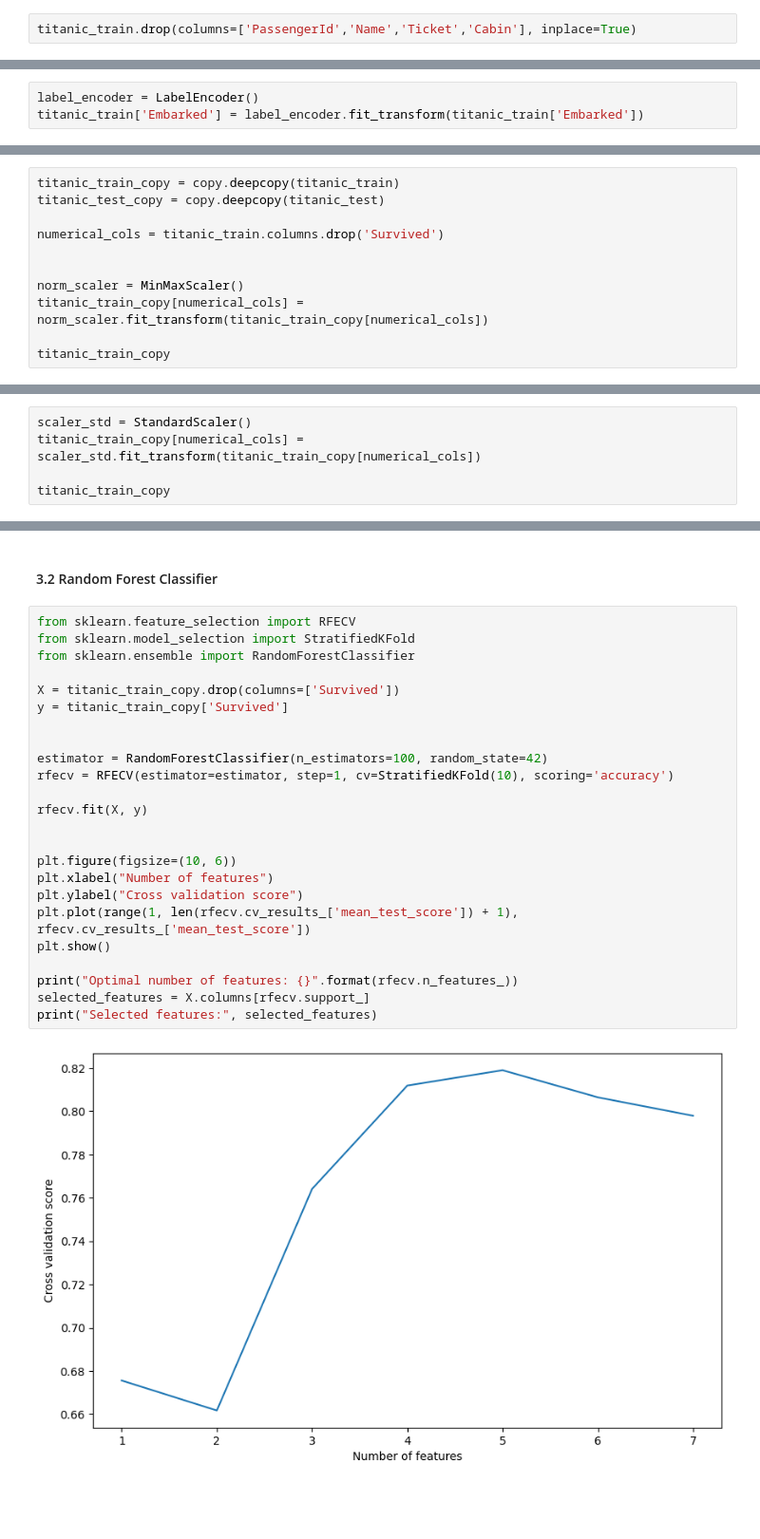
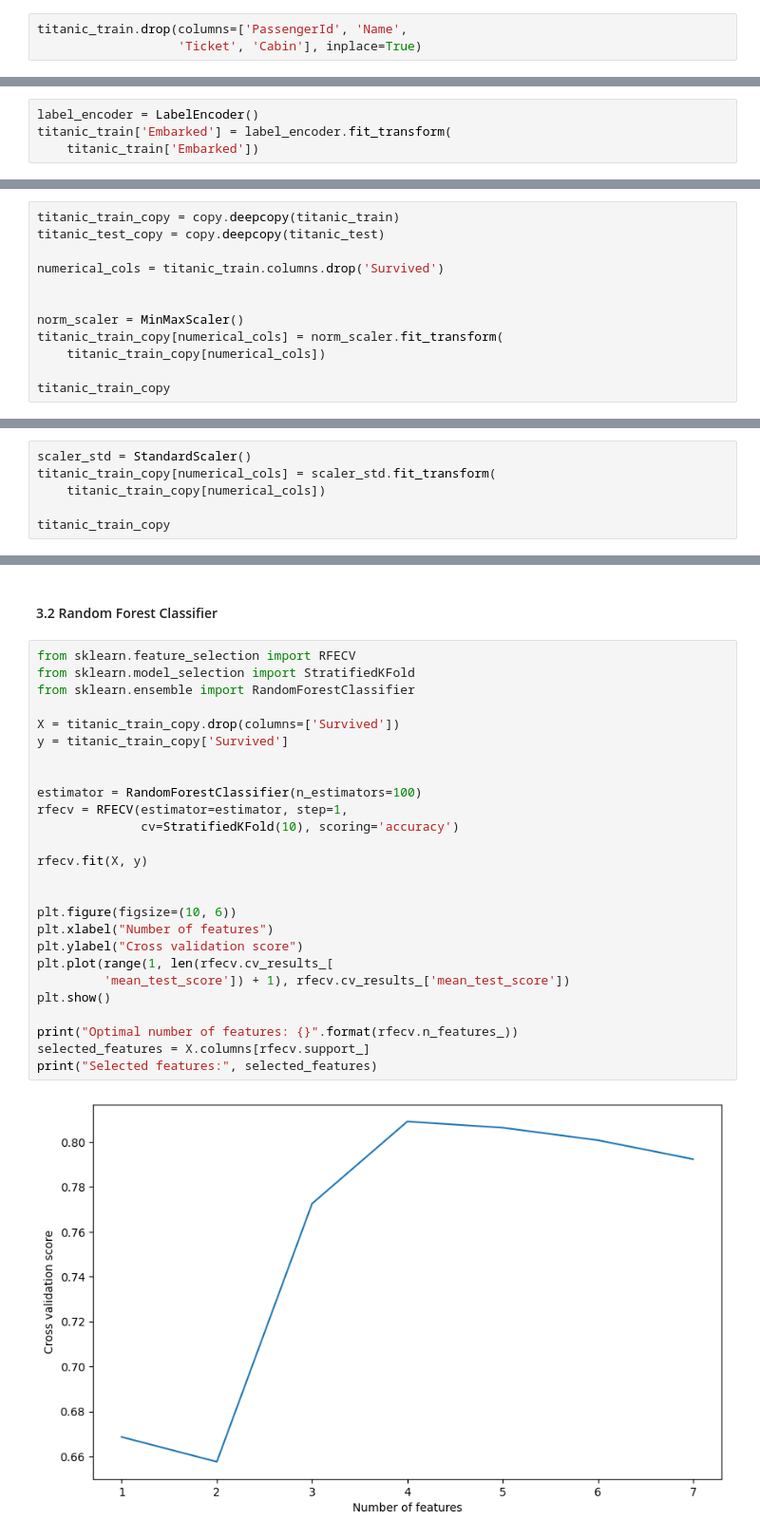
Before and after one commit to markopolo139/DataMiningAssignment1, a Jupyter notebook: notebook1.ipynb, the cells around one changed output, grey strips where cells are left out. Shown: that part at 95% size. Saved outputs shown, nothing was run; the diff lists cells and outputs as text; blank space fills up the shorter version.

Commit message:
Remove random_state set explicitly to 45 in RandomForestClassifier

```diff
--- a/notebook1.ipynb
+++ b/notebook1.ipynb
@@ -42,7 +44,8 @@ we dropped the follwing:
 - Ticket : String value that has no effect
 - Cabin : String value that has no effect
 # %%
-titanic_train.drop(columns=['PassengerId','Name','Ticket','Cabin'], inplace=True)
+titanic_train.drop(columns=['PassengerId', 'Name',
+                   'Ticket', 'Cabin'], inplace=True)
 # %% [markdown]
 #### 1.2 Dropping rows with NaN values
 
@@ -78,6 +96,7 @@ titanic_train['Sex'] = titanic_train['Sex'].map({'male':0, 'female':1})
 # %%
 label_encoder = LabelEncoder()
-titanic_train['Embarked'] = label_encoder.fit_transform(titanic_train['Embarked'])
+titanic_train['Embarked'] = label_encoder.fit_transform(
+    titanic_train['Embarked'])
 # %%
 titanic_train
 # %% [output]
@@ -107,7 +127,8 @@ numerical_cols = titanic_train.columns.drop('Survived')
 
 
 norm_scaler = MinMaxScaler()
-titanic_train_copy[numerical_cols] = norm_scaler.fit_transform(titanic_train_copy[numerical_cols])
+titanic_train_copy[numerical_cols] = norm_scaler.fit_transform(
+    titanic_train_copy[numerical_cols])
 
 titanic_train_copy
 # %% [output]
@@ -130,7 +151,8 @@ titanic_train_copy
 using StandardScaler function
 # %%
 scaler_std = StandardScaler()
-titanic_train_copy[numerical_cols] = scaler_std.fit_transform(titanic_train_copy[numerical_cols])
+titanic_train_copy[numerical_cols] = scaler_std.fit_transform(
+    titanic_train_copy[numerical_cols])
 
 titanic_train_copy
 # %% [output]
@@ -198,26 +219,28 @@ Selected features: Index(['Pclass', 'Sex', 'Age', 'SibSp'], dtype='object')
 # %%
 from sklearn.feature_selection import RFECV
 from sklearn.model_selection import StratifiedKFold
 from sklearn.ensemble import RandomForestClassifier
 
 X = titanic_train_copy.drop(columns=['Survived'])
 y = titanic_train_copy['Survived']
 
 
-estimator = RandomForestClassifier(n_estimators=100, random_state=42)
-rfecv = RFECV(estimator=estimator, step=1, cv=StratifiedKFold(10), scoring='accuracy')
+estimator = RandomForestClassifier(n_estimators=100)
+rfecv = RFECV(estimator=estimator, step=1,
+              cv=StratifiedKFold(10), scoring='accuracy')
 
 rfecv.fit(X, y)
 
 
 plt.figure(figsize=(10, 6))
 plt.xlabel("Number of features")
 plt.ylabel("Cross validation score")
-plt.plot(range(1, len(rfecv.cv_results_['mean_test_score']) + 1), rfecv.cv_results_['mean_test_score'])
+plt.plot(range(1, len(rfecv.cv_results_[
+         'mean_test_score']) + 1), rfecv.cv_results_['mean_test_score'])
 plt.show()
 
 print("Optimal number of features: {}".format(rfecv.n_features_))
 selected_features = X.columns[rfecv.support_]
 print("Selected features:", selected_features)
 # %% [output]
-[figure, old version]
+[figure, new version]
```
Also changed, not shown: parts of 3 cells of this notebook.
